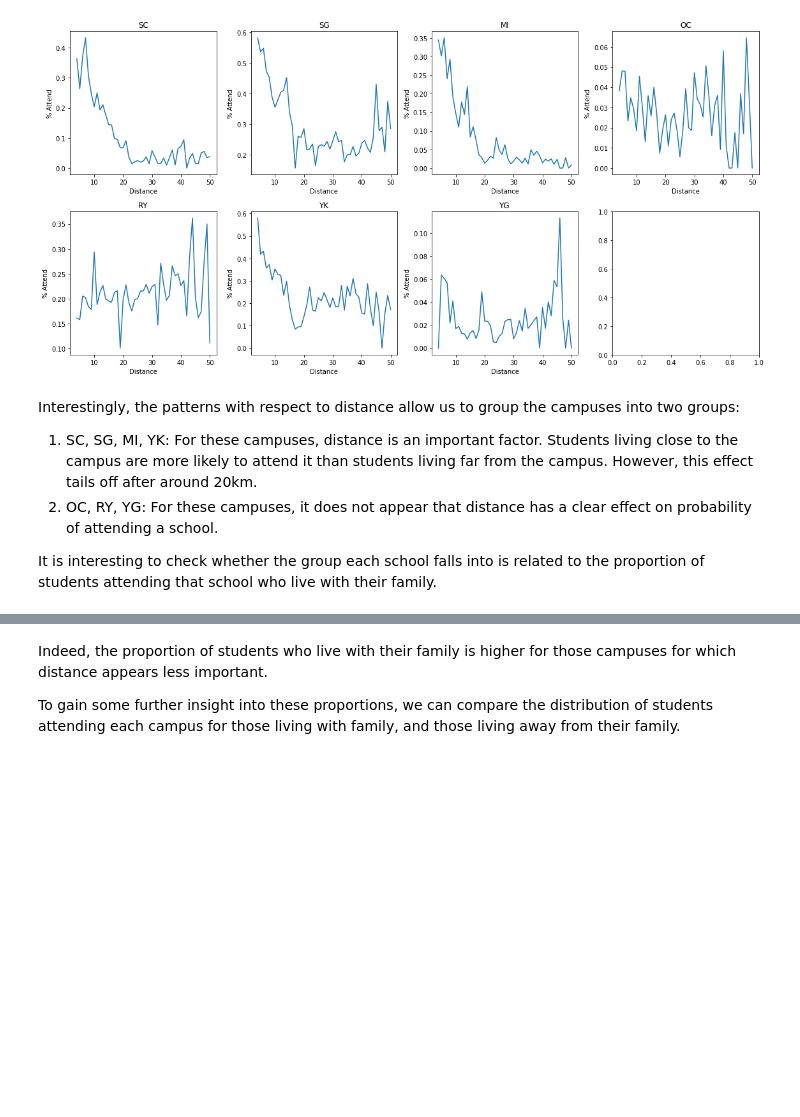
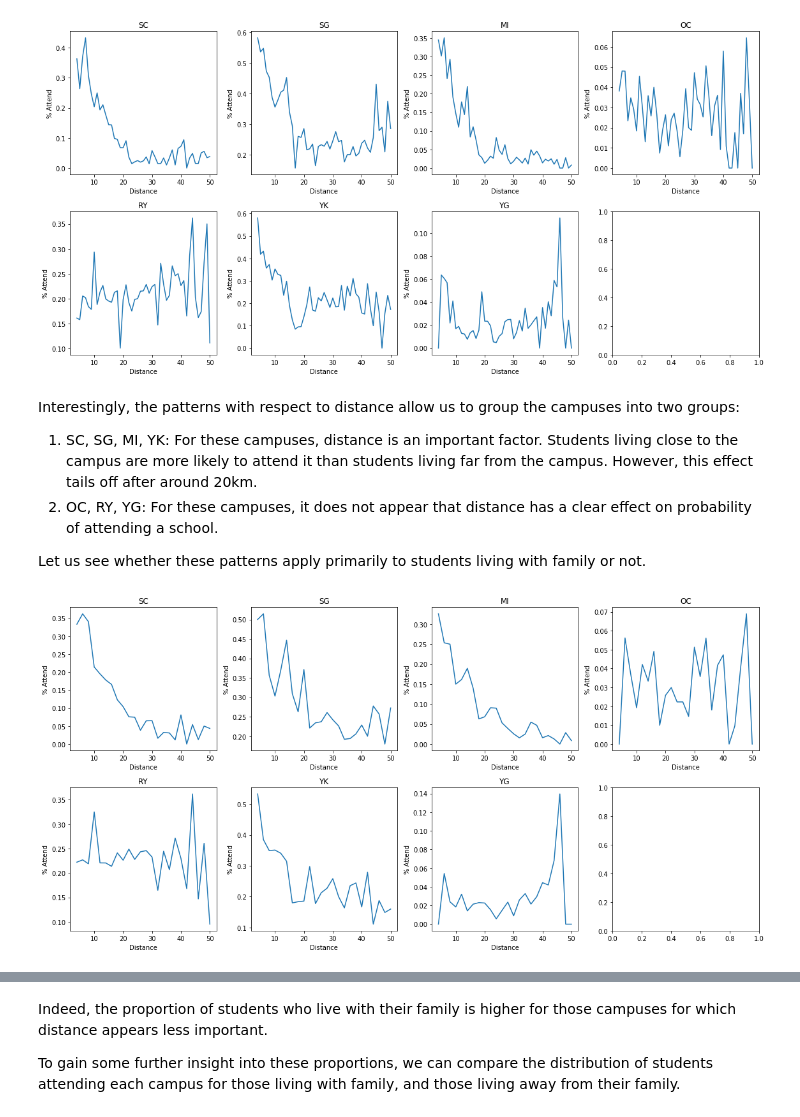
Before and after one commit to gonzaloMS-2000/PORPOS-TMG, a Jupyter notebook: Tabulation/SMTO_2015/SMTO_2015_Family_Distance.ipynb, the cells around one changed output, grey strips where cells are left out. Drawn from its saved outputs; the diff is of its cells as text; code cells hidden in the pictures; blank space fills up the shorter version.

```diff
--- a/Tabulation/SMTO_2015/SMTO_2015_Family_Distance.ipynb
+++ b/Tabulation/SMTO_2015/SMTO_2015_Family_Distance.ipynb
@@ -43,4 +43,27 @@ Interestingly, the patterns with respect to distance allow us to group the campu
 1. SC, SG, MI, YK: For these campuses, distance is an important factor. Students living close to the campus are more likely to attend it than students living far from the campus. However, this effect tails off after around 20km.
 2. OC, RY, YG: For these campuses, it does not appear that distance has a clear effect on probability of attending a school.
 
-It is interesting to check whether the group each school falls into is related to the proportion of students attending that school who live with their family.
+Let us see whether these patterns apply primarily to students living with family or not.
+# %%
+temp = df[df['Family'] == 1]
+plt.subplots(2, 4, figsize=(16, 8))
+for j in range(len(df['School_Codes'].unique())):
+    campus = df['School_Codes'].unique()[j]
+    dist_col = 'Dist.' + campus
+    y = []
+    x = list(range(4, 51, 2))
+    prev = list(range(3, 50, 2))
+    for i in range(len(x)):
+        try:
+            y.append(temp[(temp[dist_col] <= x[i]) & (temp[dist_col] >= prev[i])]['School_Codes'].value_counts(normalize=True)[campus])
+        except:
+            y.append(0)
+    plt.subplot(2, 4, j+1)
+    plt.plot(x, y)
+    plt.title(campus)
+    plt.xlabel('Distance')
+    plt.ylabel('% Attend')
+    plt.tight_layout()
+plt.show()
+# %% [output]
+[figure, added]
```
Also changed, not shown: parts of 5 cells of this notebook.
